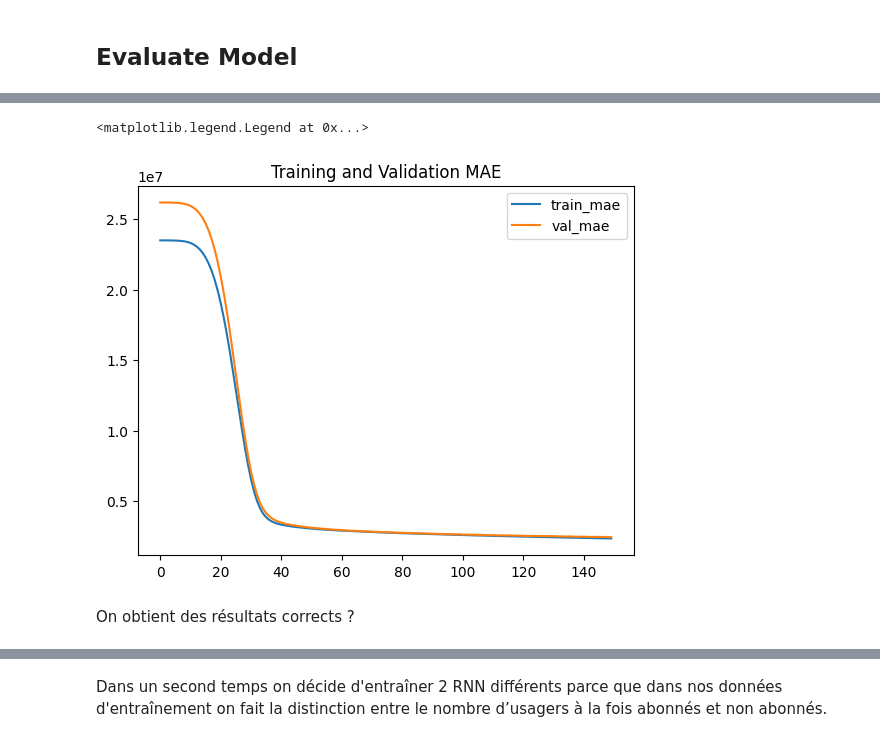
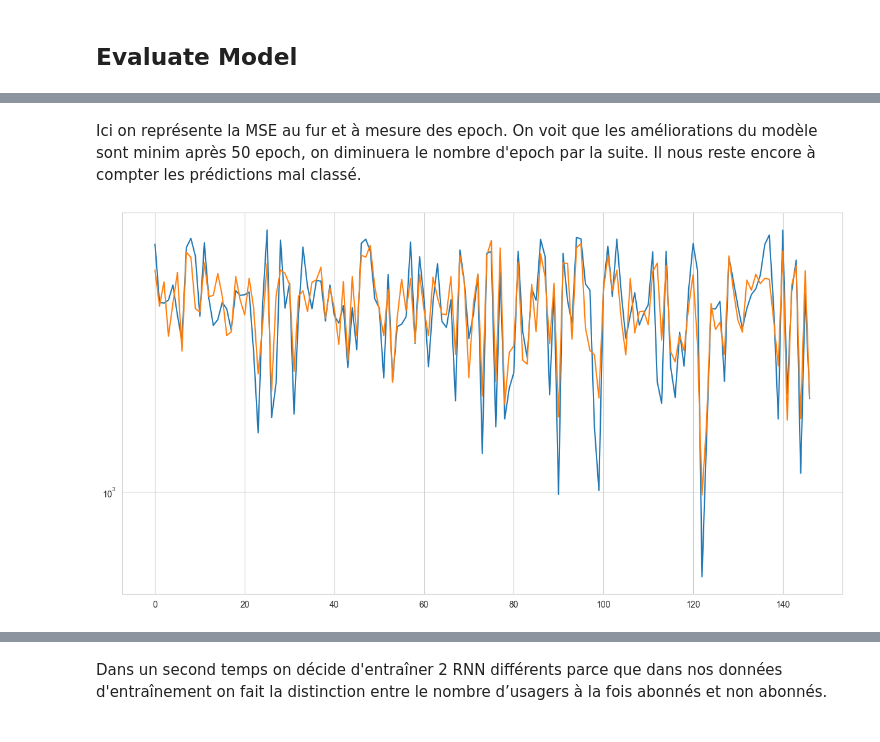
Before and after one commit to enzo-munoz/Mines_data_science, a Jupyter notebook: Neural_network/NN.ipynb, the cells around one changed output, grey strips where cells are left out. Cells and saved outputs as stored; diff of their text form; code cells hidden in the pictures.

```diff
--- a/Neural_network/NN.ipynb
+++ b/Neural_network/NN.ipynb
@@ -463,7 +497,7 @@ plt.legend()
  ## Train the Model
 # %%
 trainer = pl.Trainer(
-    max_epochs=150,
+    max_epochs=50,
     logger=SimpleLogger(),
     enable_checkpointing=False,
     log_every_n_steps=1,
@@ -502,10 +534,9 @@ plt.legend()
-# %%
-plt.plot(trainer.logger.metrics["train_mae"], label="train_mae")
-plt.plot(trainer.logger.metrics["val_mae"], label="val_mae")
-plt.title("Training and Validation MAE")
-plt.legend()
-# %% [output]
-<matplotlib.legend.Legend at 0x...>
-[figure, removed]
-# %% [markdown]
-On obtient des résultats corrects ?
+# %% [markdown]
+Ici on représente la MSE au fur et à mesure des epoch. On voit que les améliorations du modèle  sont minim après 50 epoch, on diminuera le nombre d'epoch par la suite. Il nous reste encore à compter les prédictions mal classé.
+# %%
+plt.plot(y_test)
+plt.plot(model(x_test).detach())
+plt.yscale("log")
+plt.show()
+# %% [output]
+[figure, added]
```
Also changed, not shown: parts of 51 cells of this notebook, 3 other files.
